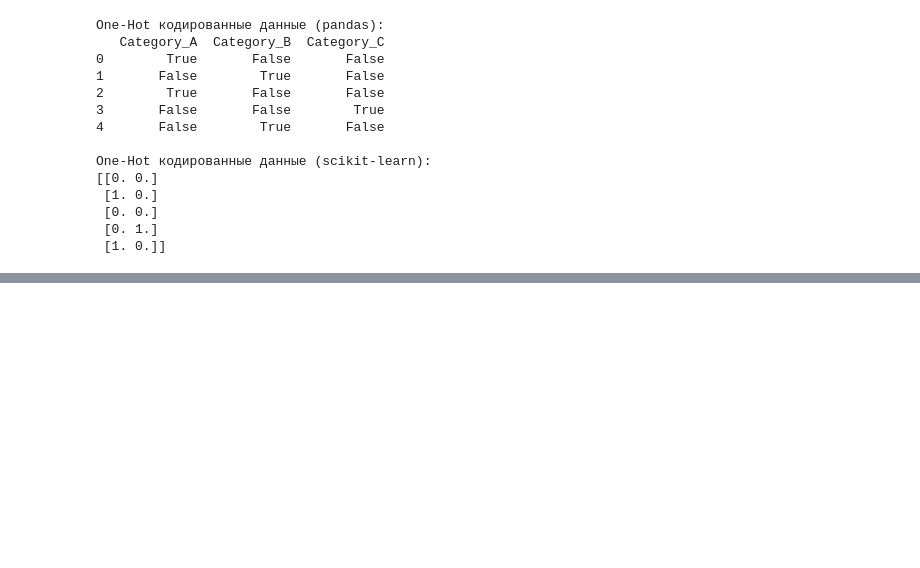
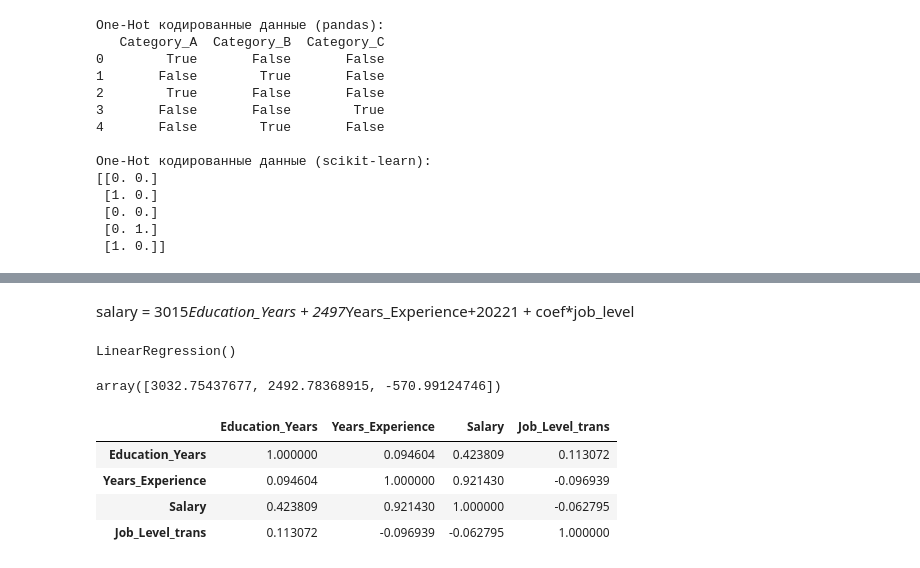
Before and after one commit to KrystynaIsakova/ICH-190424-dae, a Jupyter notebook: Lesson9.ipynb, the cells around one changed output, grey strips where cells are left out. Drawn from its saved outputs; the diff is of its cells as text; code cells hidden in the pictures; blank space fills up the shorter version.

```diff
--- a/Lesson9.ipynb
+++ b/Lesson9.ipynb
@@ -577,0 +641,2 @@ One-Hot кодированные данные (scikit-learn):
+# %% [markdown]
+salary = 3015*Education_Years + 2497*Years_Experience+20221 + coef*job_level
@@ -577,0 +647,16 @@ One-Hot кодированные данные (scikit-learn):
+# %%
+lin_reg.fit(df[['Education_Years', 'Years_Experience','Job_Level_trans']], df['Salary'])
+# %% [output]
+LinearRegression()
+# %%
+lin_reg.coef_
+# %% [output]
+array([3032.75437677, 2492.78368915, -570.99124746])
+# %%
+df.corr(numeric_only=True)
+# %% [output]
+|  | Education_Years | Years_Experience | Salary | Job_Level_trans |
+| Education_Years | 1.000000 | 0.094604 | 0.423809 | 0.113072 |
+| Years_Experience | 0.094604 | 1.000000 | 0.921430 | -0.096939 |
+| Salary | 0.423809 | 0.921430 | 1.000000 | -0.062795 |
+| Job_Level_trans | 0.113072 | -0.096939 | -0.062795 | 1.000000 |
```
Also changed, not shown: parts of 15 cells of this notebook, 1 other file.
